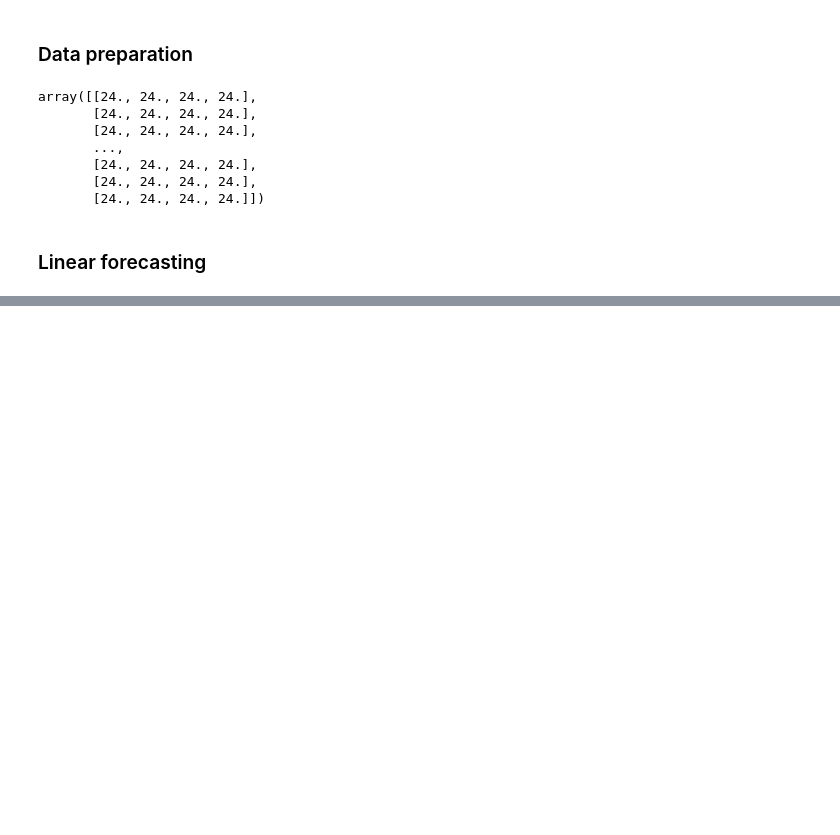
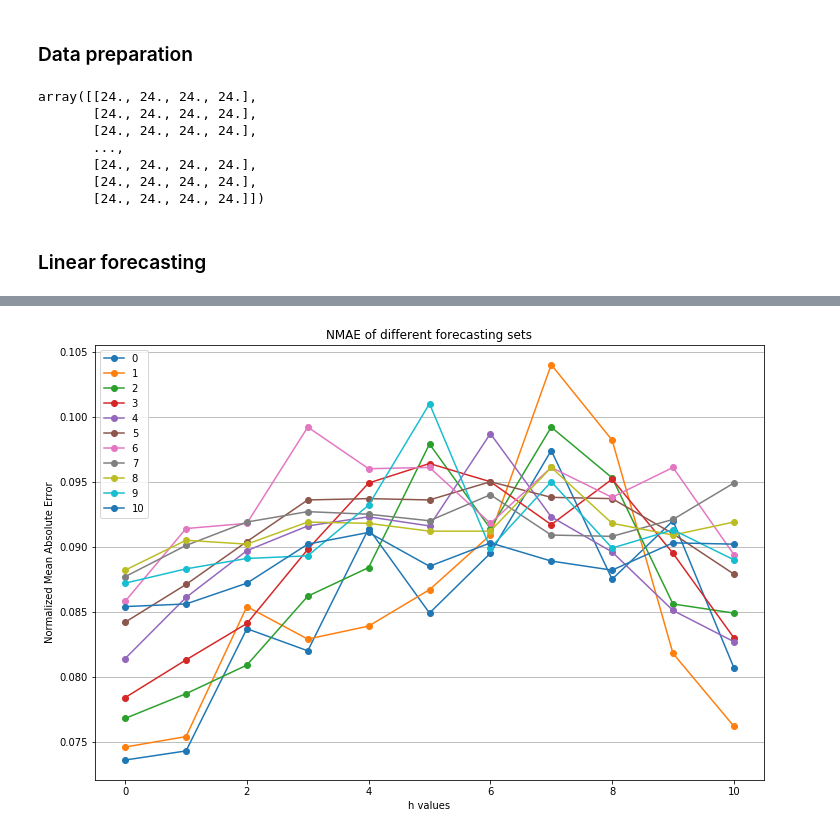
Before and after one commit to Will1998/Network-Analytics, a Jupyter notebook: Network Service Metrics Forecasting.ipynb, the cells around one changed output, grey strips where cells are left out. Drawn from its saved outputs; the diff is of its cells as text; code cells hidden in the pictures; blank space fills up the shorter version.

```diff
--- a/Network Service Metrics Forecasting.ipynb
+++ b/Network Service Metrics Forecasting.ipynb
@@ -265,0 +387,6 @@ plt.show()
+# %%
+nmaeLSTM = np.zeros((11,11))
+# %%
+for l in range(11):
+    for h in range(11):
+        nmaeLSTM[l,h] = trainLSTM(l+1, h+1, 300, dataSetX, dataSetY)
@@ -265,0 +413,4 @@ plt.show()
+# %%
+for i in range(11):
+    for j in range(11):
+        nmaeLSTM[i][j] = format(nmaeLSTM[i][j], '.3f')
@@ -265,0 +437,26 @@ plt.show()
+# %%
+testXXX = [[0.0736 , 0.0743 , 0.0837 , 0.0820 , 0.0914 , 0.0849 , 0.0895 , 0.0974 , 0.0875 , 0.0920 , 0.0807 ],
+[0.0746 , 0.0754 , 0.0854 , 0.0829 , 0.0839 , 0.0867 , 0.0909 , 0.104 , 0.0982 , 0.0818 , 0.0762 ],
+[0.0768 , 0.0787 , 0.0809 , 0.0862 , 0.0884 , 0.0979 , 0.0914 , 0.0992 , 0.0953 , 0.0856 , 0.0849 ],
+[0.0784 , 0.0813 , 0.0841 , 0.0898 , 0.0949 , 0.0964 , 0.0950 , 0.0917 , 0.0952 , 0.0895 , 0.0830],
+[0.0814 , 0.0861 , 0.0897 , 0.0916 , 0.0923 , 0.0916 , 0.0987 , 0.0923 , 0.0896 , 0.0851 , 0.0827 ],
+[0.0842 , 0.0871 , 0.0904 , 0.0936 , 0.0937 , 0.0936 , 0.0950 , 0.0938 , 0.0937 , 0.0910 , 0.0879 ] ,
+[0.0858 , 0.0914 , 0.0918 , 0.0992 , 0.0960 , 0.0961 , 0.0918 , 0.0961 , 0.0938 , 0.0961 , 0.0894 ],
+[0.0877 , 0.0901 , 0.0919 , 0.0927 , 0.0925 , 0.0920 , 0.0940 , 0.0909 , 0.0908 , 0.0921 , 0.0949],
+[0.0882 , 0.0905 , 0.0902 , 0.0919 , 0.0918 , 0.0912 , 0.0912 , 0.0961 , 0.0918 , 0.0909 , 0.0919 ],
+[0.0872 , 0.0883 , 0.0891 , 0.0893 , 0.0932 , 0.101 , 0.0899 , 0.0950 , 0.0899 , 0.0913 , 0.0890 ],
+[0.0854 , 0.0856 , 0.0872 , 0.0902 , 0.0911 , 0.0885 , 0.0903 , 0.0889 , 0.0882 , 0.0903 , 0.0902]]
+# %%
+figure(figsize=(12, 8))
+valuesH = np.arange(11)
+for i in range(11):
+    plt.plot(np.arange(11),testXXX[i], '-o', label = str(i))
+plt.xlabel('h values')
+plt.ylabel('Normalized Mean Absolute Error')
+plt.legend()
+plt.title('NMAE of different forecasting sets')
+plt.grid()
+plt.grid(axis='x')
+plt.show()
+# %% [output]
+[figure, added]
```
Also changed, not shown: parts of 17 cells of this notebook.
